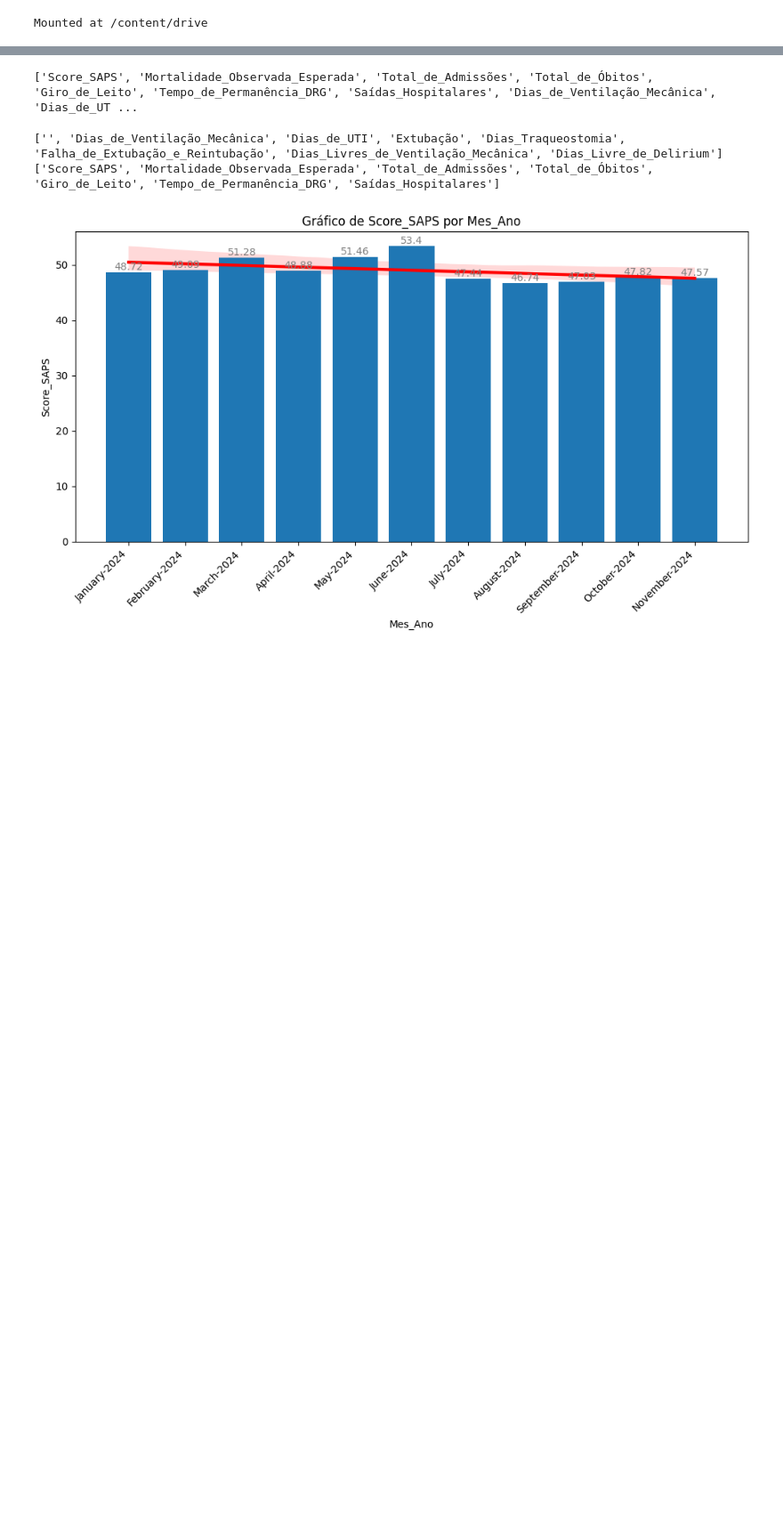
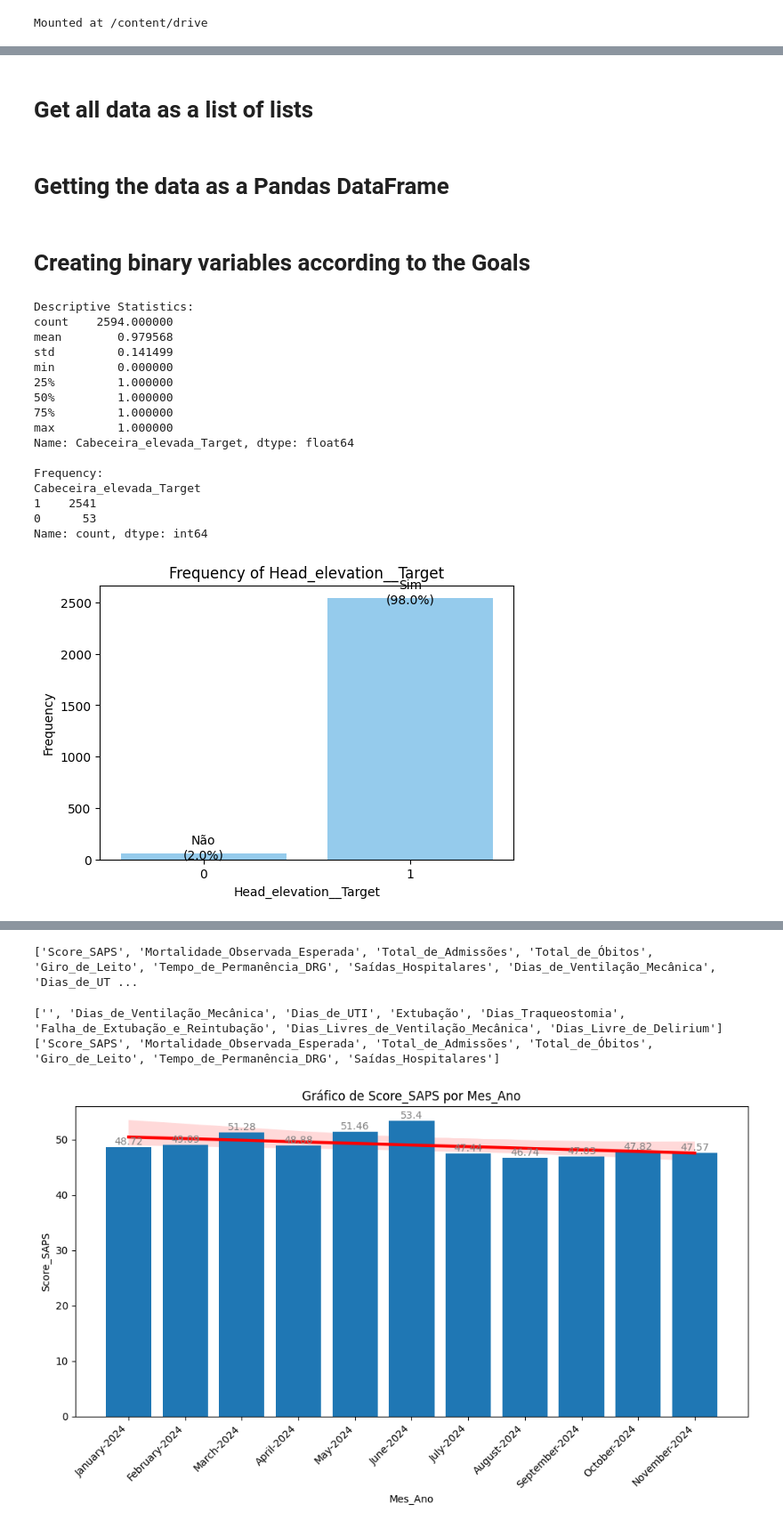
Before and after one commit to lbcarv1972/ICU-Liberation, a Jupyter notebook: ICU_Liberation_3.ipynb, the cells around one changed output, grey strips where cells are left out. Shown at 89% size. Saved outputs shown, nothing was run; the diff lists cells and outputs as text; code cells hidden in the pictures; blank space fills up the shorter version.

```diff
--- a/ICU_Liberation_3.ipynb
+++ b/ICU_Liberation_3.ipynb
@@ -971,0 +45,2 @@ if 'Mes_Ano' not in df.columns:
+# %% [markdown]
+# **Get all data as a list of lists**
@@ -971,0 +50,2 @@ if 'Mes_Ano' not in df.columns:
+# %% [markdown]
+# **Getting the data as a Pandas DataFrame**
@@ -971,0 +55,63 @@ if 'Mes_Ano' not in df.columns:
+# %% [markdown]
+# **Creating binary variables according to the Goals**
+# %%
+# Create a new binary variable 'Head_elevation__Target'
+df['Cabeceira_elevada_Target'] = df['Cabeceira_elevada'].apply(lambda x: 1 if x == 'Sim' else 0)
+
+# Calculate descriptive statistics
+cabeceira_elevada_stats = df['Cabeceira_elevada_Target'].describe()
+
+# Calculate the frequency of each value (0 and 1)
+cabeceira_elevada_freq = df['Cabeceira_elevada_Target'].value_counts()
+
+# Print the results
+print("Descriptive Statistics:")
+print(cabeceira_elevada_stats)
+
+print("\nFrequency:")
+print(cabeceira_elevada_freq)
+
+# Create the graph
+plt.figure(figsize=(6, 4))
+ax = sns.countplot(x='Cabeceira_elevada_Target', data=df, color='lightskyblue')
+
+# Add percentages as "Sim" or "Não" above the bars
+for i, p in enumerate(ax.patches):  # Use enumerate to get index
+    height = p.get_height()
+    percentage = (height / len(df)) * 100
+
+    # Custom labels with "Sim" or "Não":
+    label = f'{percentage:.1f}%'
+    if i == 0:  # Use index (i) to identify the bar
+        label = f'Não\n({label})'
+    else:
+        label = f'Sim\n({label})'
+
+    ax.annotate(label,
+                (p.get_x() + p.get_width() / 2., height),
+                ha='center', va='center',
+                xytext=(0, 5),
+                textcoords='offset points')
+
+plt.title('Frequency of Head_elevation__Target')
+plt.xlabel('Head_elevation__Target')
+plt.ylabel('Frequency')
+plt.show()
+# %% [output]
+Descriptive Statistics:
+count    2594.000000
+mean        0.979568
+std         0.141499
+min         0.000000
+25%         1.000000
+50%         1.000000
+75%         1.000000
+max         1.000000
+Name: Cabeceira_elevada_Target, dtype: float64
+
+Frequency:
+Cabeceira_elevada_Target
+1    2541
+0      53
+Name: count, dtype: int64
+[figure, added]
```
Also changed, not shown: parts of 72 cells of this notebook.
